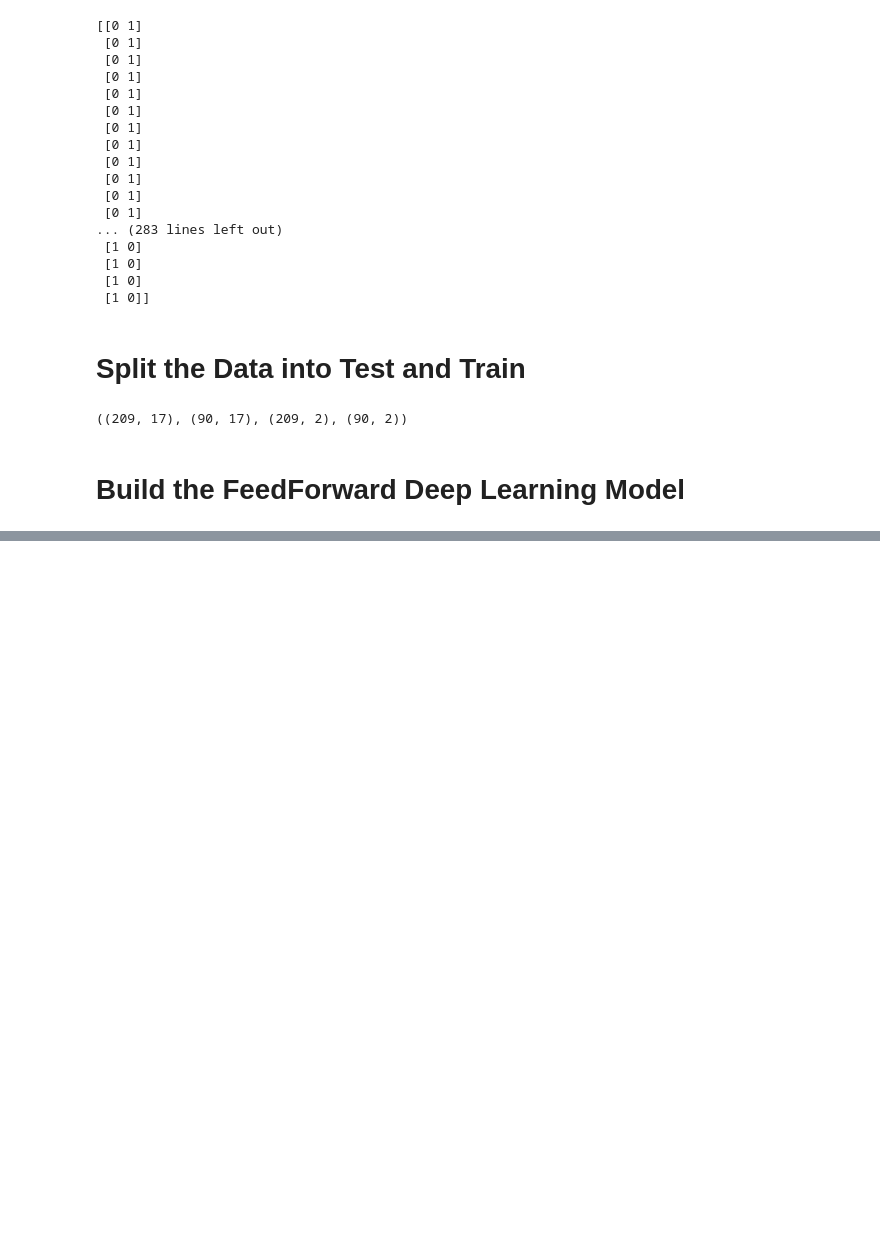
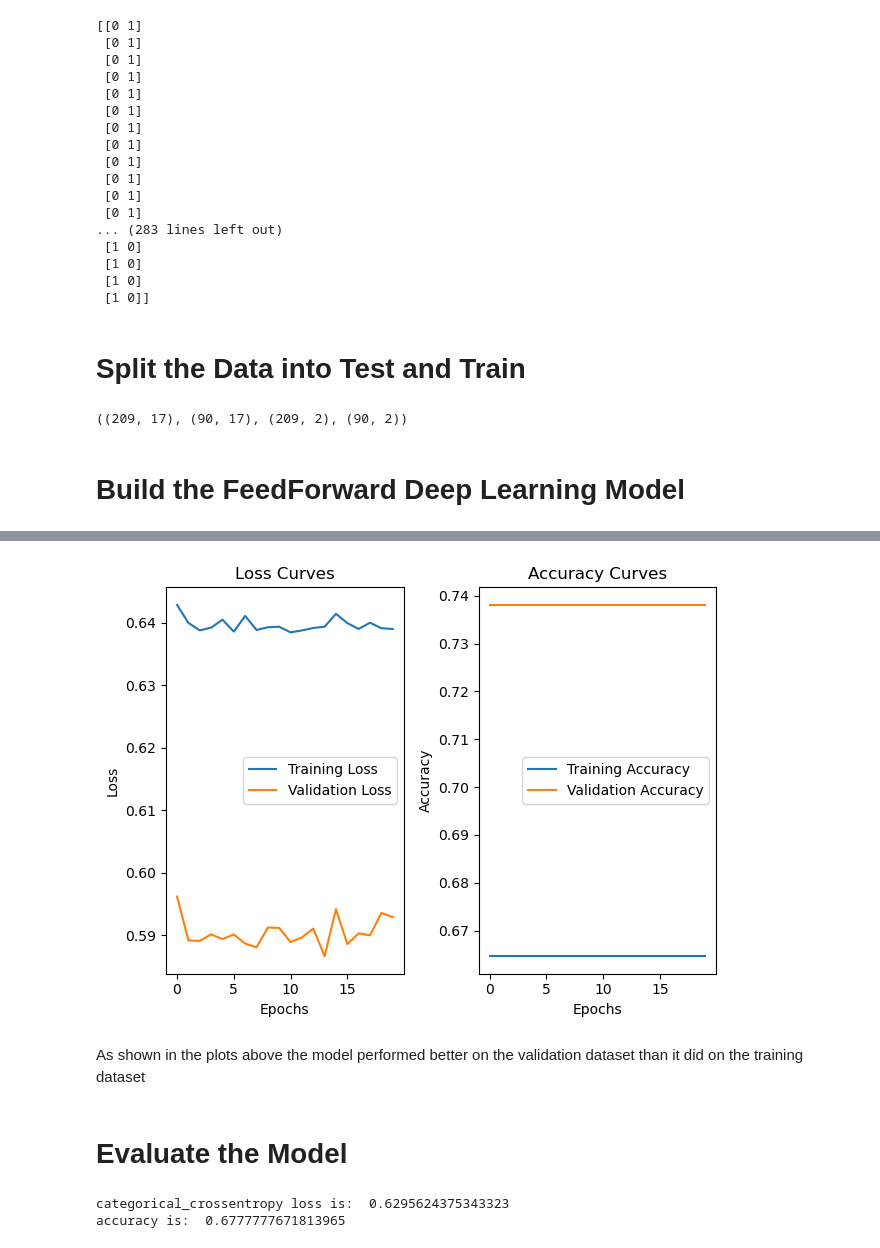
Before and after one commit to EmperorSeyi/Patient-Survival-Deep-Learning-Model, a Jupyter notebook: Patient_Survival.ipynb, the cells around one changed output, grey strips where cells are left out. Drawn from its saved outputs; the diff is of its cells as text; code cells hidden in the pictures; blank space fills up the shorter version.

Commit message:
Built, Compiled and Evaluated FFN Model

```diff
--- a/Patient_Survival.ipynb
+++ b/Patient_Survival.ipynb
@@ -184,0 +190,11 @@ X_train.shape, X_test.shape, y_train.shape, y_test.shape
+# %%
+ffn_model = Sequential()
+# Add the import layer
+ffn_model.add(InputLayer(shape=(X_train.shape[1],)))
+# add the first hidden layer
+ffn_model.add(Dense(64, activation="relu"))
+# Add a second hidden layer
+ffn_model.add(Dense(32, activation="relu"))
+# Add the output layer
+ffn_model.add(Dense(2, activation="softmax"))
+ffn_model.summary()
@@ -184,0 +217,5 @@ X_train.shape, X_test.shape, y_train.shape, y_test.shape
+# %%
+opt = Adam(learning_rate=0.01)
+ffn_model.compile(loss = "categorical_crossentropy", metrics=["accuracy"], optimizer=opt)
+# Fit the model to the training dataset
+history_1 = ffn_model.fit(X_train,y_train, epochs=20, batch_size=4, validation_split=0.2, verbose=1)
@@ -184,0 +240,37 @@ X_train.shape, X_test.shape, y_train.shape, y_test.shape
+# %%
+def plot_curves(history):
+    # Plot training loss and validation loss
+    plt.subplot(1, 2, 1)
+    plt.plot(history.history['loss'], label='Training Loss')
+    plt.plot(history.history['val_loss'], label='Validation Loss')
+    plt.title('Loss Curves')
+    plt.xlabel('Epochs')
+    plt.ylabel('Loss')
+    plt.legend()
+
+    # Plot training accuracy and validation accuracy
+    plt.subplot(1, 2, 2)
+    plt.plot(history.history['accuracy'], label='Training Accuracy')
+    plt.plot(history.history['val_accuracy'], label='Validation Accuracy')
+    plt.title('Accuracy Curves')
+    plt.xlabel('Epochs')
+    plt.ylabel('Accuracy')
+    plt.legend()
+
+    plt.tight_layout()
+    plt.show()
+    return
+plot_curves(history_1)
+# %% [output]
+[figure, added]
+# %% [markdown]
+As shown in the plots above the model performed better on the validation dataset than it did on the training dataset
+# %% [markdown]
+# Evaluate the Model
+# %%
+loss, acc = ffn_model.evaluate(X_test,y_test, verbose=0)
+print("categorical_crossentropy loss is: ", loss)
+print("accuracy is: ", acc)
+# %% [output]
+categorical_crossentropy loss is:  0.6295624375343323
+accuracy is:  0.6777777671813965
```
Also changed, not shown: parts of 4 cells of this notebook.
